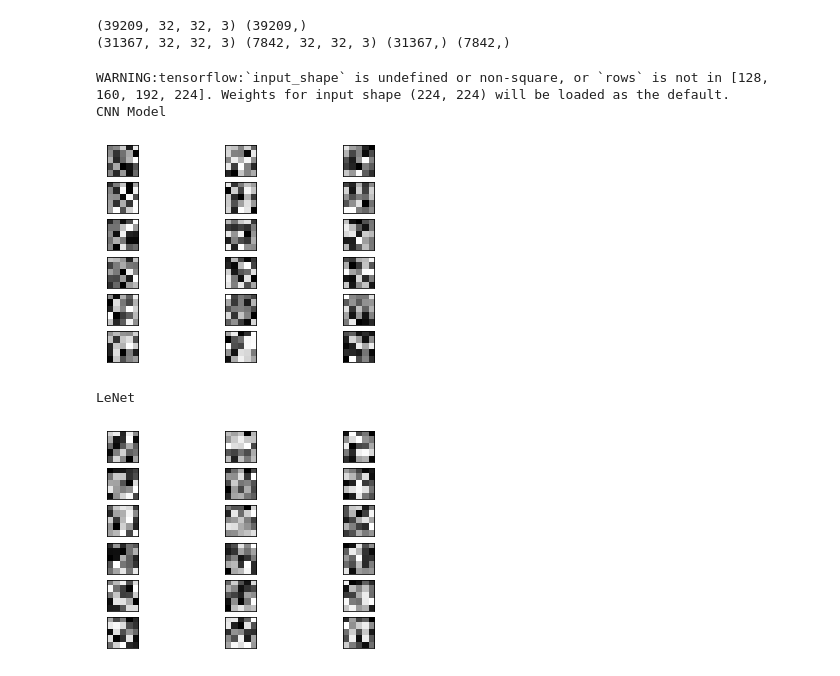
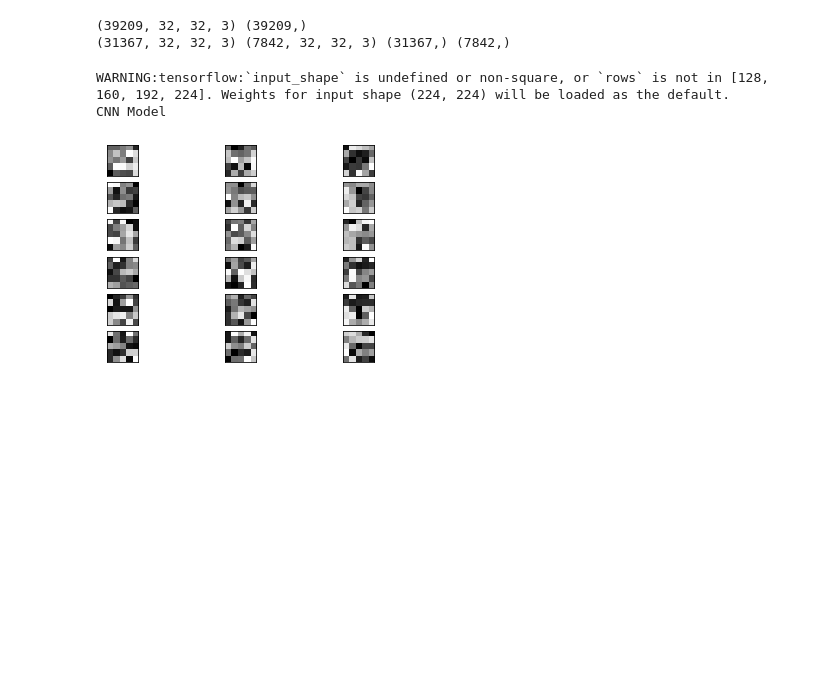
Before and after one commit to AuditoreAzio/comp576Final, a Jupyter notebook: CNN.ipynb, the cells around one changed output. Drawn from its saved outputs; the diff is of its cells as text; code cells hidden in the pictures; blank space fills up the shorter version.

```diff
--- a/CNN.ipynb
+++ b/CNN.ipynb
@@ -78,68 +78,53 @@ def drawFilters(model, l):
 def cnnModel():
     model = Sequential()
     model.add(Conv2D(filters=32, kernel_size=(5,5), activation='relu', input_shape=X_train.shape[1:]))
-    model.add(Conv2D(filters=32, kernel_size=(5,5), activation='relu'))
     model.add(MaxPool2D(pool_size=(2, 2)))
     model.add(Dropout(rate=0.25))
-    model.add(Conv2D(filters=64, kernel_size=(3, 3), activation='relu'))
-    model.add(Conv2D(filters=64, kernel_size=(3, 3), activation='relu'))
+    model.add(Conv2D(filters=64, kernel_size=(5, 5), activation='relu'))
     model.add(MaxPool2D(pool_size=(2, 2)))
     model.add(Dropout(rate=0.25))
     model.add(Flatten())
-    model.add(Dense(256, activation='relu'))
     model.add(Dropout(rate=0.5))
     model.add(Dense(43, activation='softmax'))
     return model
 
 def mobileNet():
     base_model=MobileNet(input_shape=X_train.shape[1:],weights='imagenet',include_top=False) #imports the mobilenet model and discards the last 1000 neuron layer.
 
     x=base_model.output
     x=GlobalAveragePooling2D()(x)
     preds=Dense(43,activation='softmax')(x)
     model = Model(inputs=base_model.input,outputs=preds)
     return model
 
-def leNet():
-    #Instantiate an empty model
-    model = Sequential()
-    # C1 Convolutional Layer
-    model.add(Conv2D(6, kernel_size=(5, 5), strides=(1, 1), activation='relu', input_shape=X_train.shape[1:], padding="same"))
-    # S2 Pooling Layer
-    model.add(AveragePooling2D(pool_size=(2, 2), strides=(1, 1), padding='valid'))
-    # C3 Convolutional Layer
-    model.add(Conv2D(16, kernel_size=(5, 5), strides=(1, 1), activation='relu', padding='valid'))
-    # S4 Pooling Layer
-    model.add(AveragePooling2D(pool_size=(2, 2), strides=(2, 2), padding='valid'))
-    # C5 Fully Connected Convolutional Layer
-    model.add(Conv2D(120, kernel_size=(5, 5), strides=(1, 1), activation='relu', padding='valid'))
-    #Flatten the CNN output so that we can connect it with fully connected layers
-    model.add(Flatten())
-    # FC6 Fully Connected Layer
-    model.add(Dense(256, activation='relu'))
-    #Output Layer with softmax activation
-    model.add(Dense(43, activation='softmax'))
+def efficientNet():
+    base_model=EfficientNetB0(input_shape=X_train.shape[1:],weights='imagenet',include_top=False) #imports the mobilenet model and discards the last 1000 neuron layer.
+
+    x=base_model.output
+    x=GlobalAveragePooling2D()(x)
+    preds=Dense(43,activation='softmax')(x)
+    model = Model(inputs=base_model.input,outputs=preds)
     return model
+
+
+
 
 
 model1 = cnnModel()
 model2 = mobileNet()
-model3= leNet()
+model3= efficientNet()
 
 print('CNN Model')
 drawFilters(model1, 0)
-print('LeNet')
-drawFilters(model3, 0)
+
 
 model1.compile(loss='categorical_crossentropy', optimizer='adam', metrics=['accuracy'])
 model2.compile(loss='categorical_crossentropy', optimizer='adam', metrics=['accuracy'])
 model3.compile(loss='categorical_crossentropy', optimizer='adam', metrics=['accuracy'])
 # %% [output]
 WARNING:tensorflow:`input_shape` is undefined or non-square, or `rows` is not in [128, 160, 192, 224]. Weights for input shape (224, 224) will be loaded as the default.
 CNN Model
-[figure, old version]
+[figure, new version]
-LeNet
-[figure, removed]
 # %%
 epochs = 15
 history1 = model1.fit(X_train, y_train, batch_size=64, epochs=epochs, validation_data=(X_test, y_test))
```
Also changed, not shown: parts of 5 cells of this notebook.
